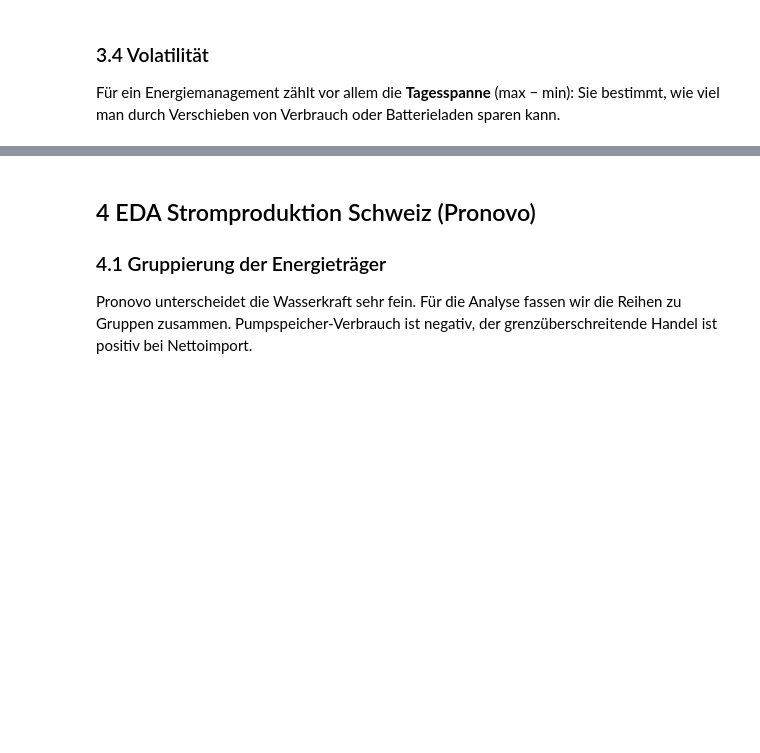
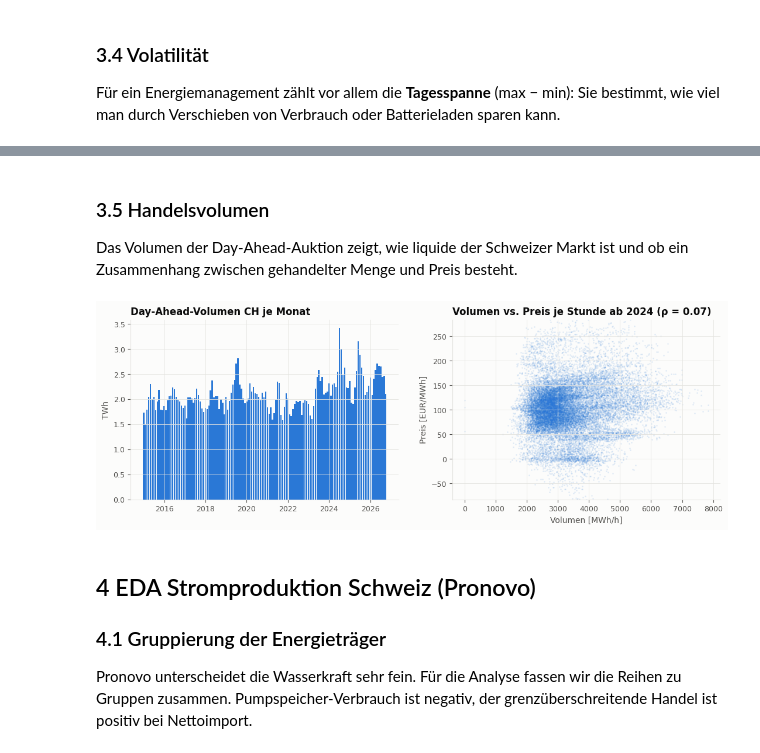
Before and after one commit to aaron04648/AI-EMS, a Jupyter notebook: notebooks/01_data_understanding.ipynb, the cells around one changed output, grey strips where cells are left out. Saved outputs shown, nothing was run; the diff lists cells and outputs as text; code cells hidden in the pictures; blank space fills up the shorter version.

```diff
--- a/notebooks/01_data_understanding.ipynb
+++ b/notebooks/01_data_understanding.ipynb
@@ -538,3 +532,24 @@ spread.groupby(spread.index.year).agg(["mean", "median", "max"]).rename(
+# %% [markdown]
+### 3.5 Handelsvolumen
+
+Das Volumen der Day-Ahead-Auktion zeigt, wie liquide der Schweizer Markt ist und ob ein Zusammenhang
+zwischen gehandelter Menge und Preis besteht.
+# %%
+fig, axes = plt.subplots(1, 2, figsize=(13, 4))
+vol_m = price_h["volume"].tz_convert(TZ).resample("MS").sum() / 1e6
+axes[0].bar(vol_m.index, vol_m, width=25, color=COLORS[0])
+axes[0].set_title("Day-Ahead-Volumen CH je Monat")
+axes[0].set_ylabel("TWh")
+
+pair = recent_h[["volume", "price"]].dropna()
+axes[1].scatter(pair["volume"], pair["price"], s=3, alpha=0.15, color=COLORS[0], linewidths=0)
+axes[1].set_title(f"Volumen vs. Preis je Stunde ab 2024 (ρ = {pair.corr(method='spearman').iloc[0, 1]:.2f})")
+axes[1].set_xlabel("Volumen [MWh/h]")
+axes[1].set_ylabel("Preis [EUR/MWh]")
+axes[1].set_ylim(pair["price"].quantile(0.002), pair["price"].quantile(0.998))
+save(fig, "06_volumen.png")
+# %% [output]
+[figure, added]
 # %% [markdown]
 ## 4 EDA Stromproduktion Schweiz (Pronovo)
 
```
Also changed, not shown: parts of 27 cells of this notebook, 15 other files.
